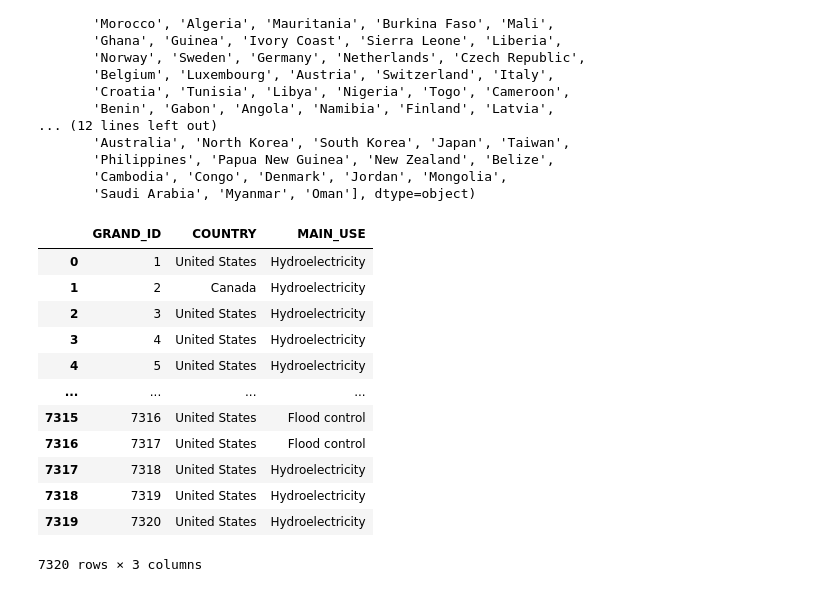
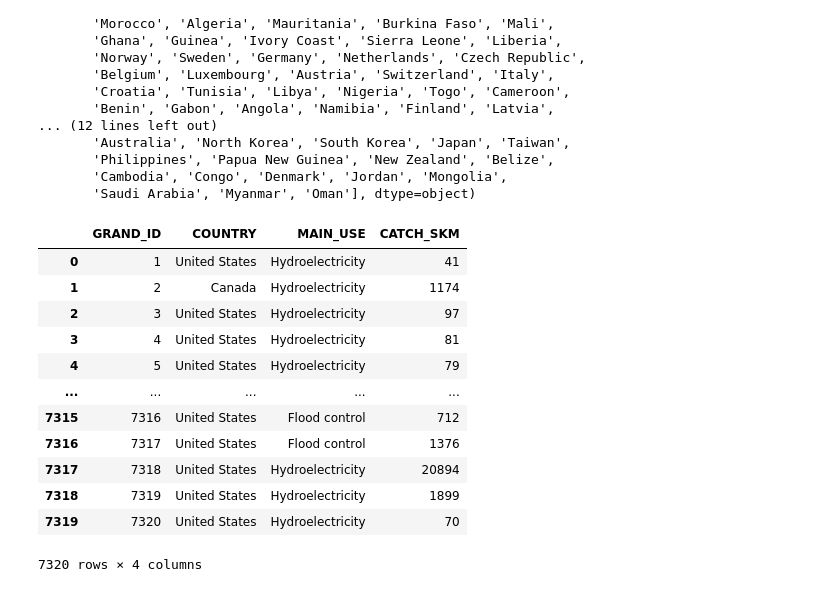
Before and after one commit to brianpinke/ea-2021-final-project-dam-project, a Jupyter notebook: brian.ipynb, the cells around one changed output. Drawn from its saved outputs; the diff is of its cells as text; code cells hidden in the pictures.

```diff
--- a/brian.ipynb
+++ b/brian.ipynb
@@ -121,22 +126,22 @@ array(['United States', 'Canada', 'Mexico', 'Guatemala', 'Cuba',
        'Saudi Arabia', 'Myanmar', 'Oman'], dtype=object)
 # %%
 grand_plot_locations
-global_dams = grand_plot_locations[['GRAND_ID', 'COUNTRY', 'MAIN_USE']]
+global_dams = grand_plot_locations[['GRAND_ID', 'COUNTRY', 'MAIN_USE', 'CATCH_SKM']]
 global_dams
 # %% [output]
-|  | GRAND_ID | COUNTRY | MAIN_USE |
-| 0 | 1 | United States | Hydroelectricity |
-| 1 | 2 | Canada | Hydroelectricity |
-| 2 | 3 | United States | Hydroelectricity |
-| 3 | 4 | United States | Hydroelectricity |
-| 4 | 5 | United States | Hydroelectricity |
-| ... | ... | ... | ... |
-| 7315 | 7316 | United States | Flood control |
-| 7316 | 7317 | United States | Flood control |
-| 7317 | 7318 | United States | Hydroelectricity |
-| 7318 | 7319 | United States | Hydroelectricity |
-| 7319 | 7320 | United States | Hydroelectricity |
+|  | GRAND_ID | COUNTRY | MAIN_USE | CATCH_SKM |
+| 0 | 1 | United States | Hydroelectricity | 41 |
+| 1 | 2 | Canada | Hydroelectricity | 1174 |
+| 2 | 3 | United States | Hydroelectricity | 97 |
+| 3 | 4 | United States | Hydroelectricity | 81 |
+| 4 | 5 | United States | Hydroelectricity | 79 |
+| ... | ... | ... | ... | ... |
+| 7315 | 7316 | United States | Flood control | 712 |
+| 7316 | 7317 | United States | Flood control | 1376 |
+| 7317 | 7318 | United States | Hydroelectricity | 20894 |
+| 7318 | 7319 | United States | Hydroelectricity | 1899 |
+| 7319 | 7320 | United States | Hydroelectricity | 70 |
-7320 rows × 3 columns
+7320 rows × 4 columns
 # %%
 # workflow for splitting dams by continent in separate df
 
```
Also changed, not shown: parts of 12 cells of this notebook.
